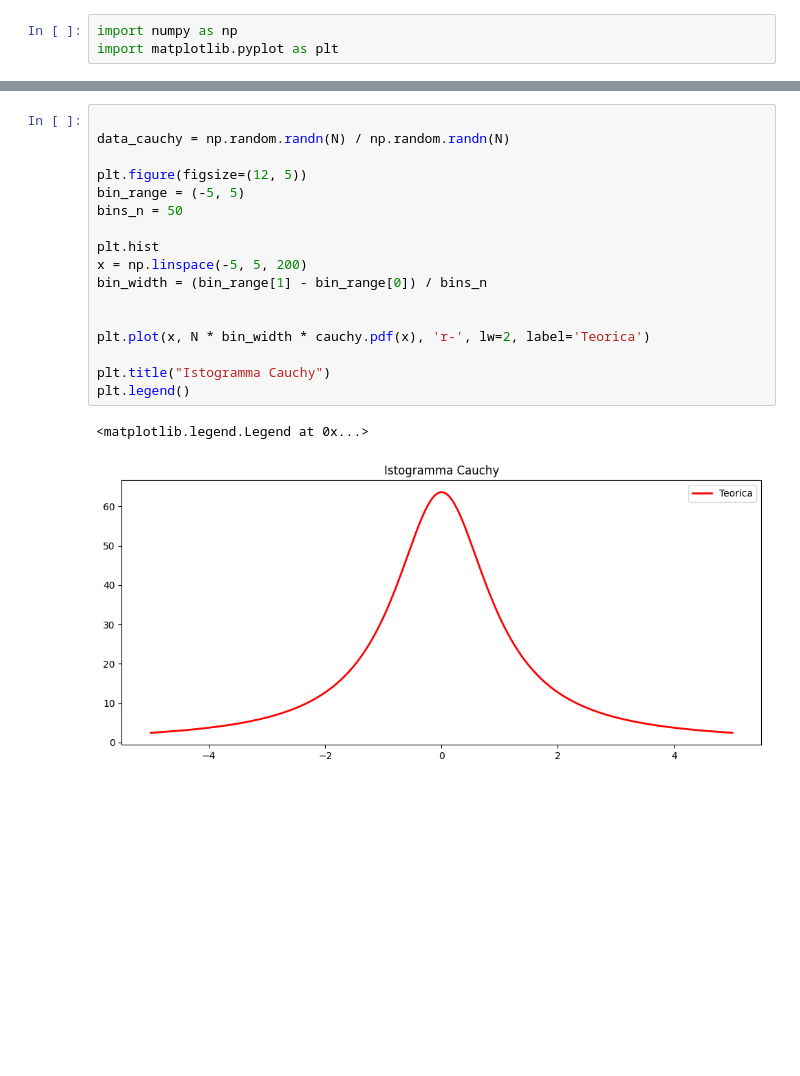
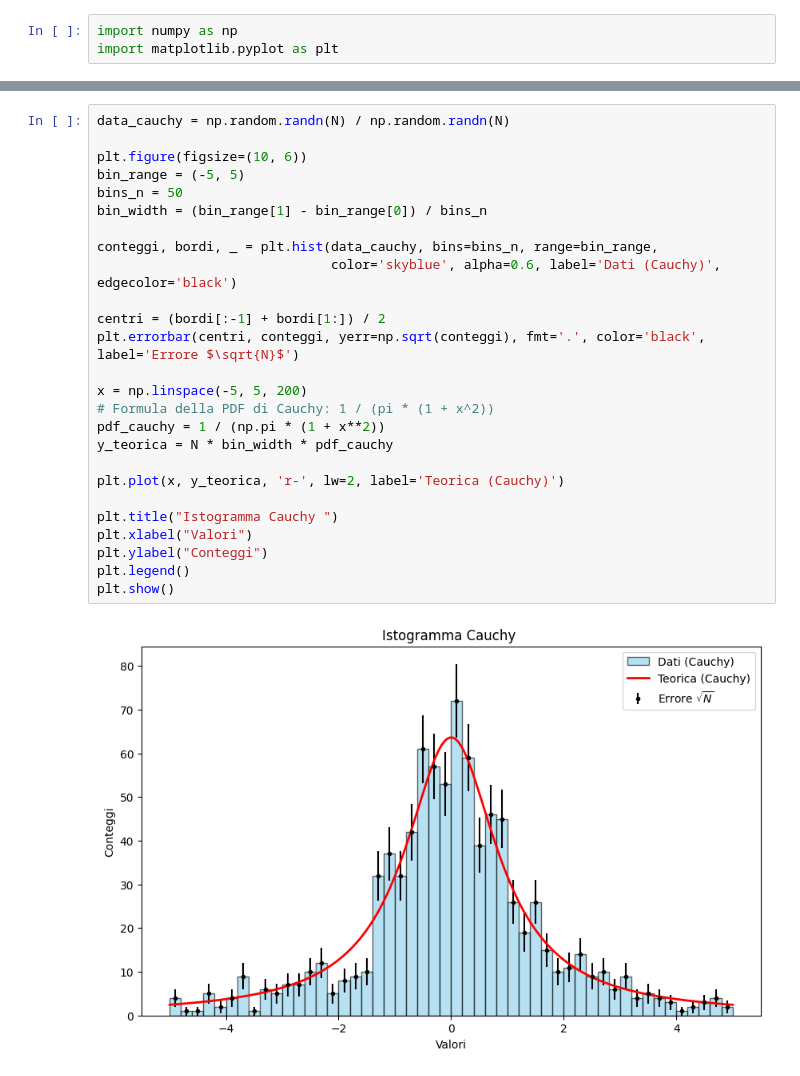
Before and after one commit to Its-mics/Statistica, a Jupyter notebook: laboratorio/Esercitazioni/File_Esercitazioni.ipynb, the cells around one changed output, grey strips where cells are left out. Saved outputs shown, nothing was run; the diff lists cells and outputs as text; blank space fills up the shorter version.

```diff
--- a/laboratorio/Esercitazioni/File_Esercitazioni.ipynb
+++ b/laboratorio/Esercitazioni/File_Esercitazioni.ipynb
@@ -219,20 +221,28 @@ plt.axhline(tau, color='red', linestyle='--', label='Valore atteso')
 # %%
-
 data_cauchy = np.random.randn(N) / np.random.randn(N)
 
-plt.figure(figsize=(12, 5))
+plt.figure(figsize=(10, 6))
 bin_range = (-5, 5)
 bins_n = 50
-
-plt.hist
-x = np.linspace(-5, 5, 200)
 bin_width = (bin_range[1] - bin_range[0]) / bins_n
 
+conteggi, bordi, _ = plt.hist(data_cauchy, bins=bins_n, range=bin_range,
+                              color='skyblue', alpha=0.6, label='Dati (Cauchy)', edgecolor='black')
 
-plt.plot(x, N * bin_width * cauchy.pdf(x), 'r-', lw=2, label='Teorica')
+centri = (bordi[:-1] + bordi[1:]) / 2
+plt.errorbar(centri, conteggi, yerr=np.sqrt(conteggi), fmt='.', color='black', label='Errore $\sqrt{N}$')
 
-plt.title("Istogramma Cauchy")
+x = np.linspace(-5, 5, 200)
+# Formula della PDF di Cauchy: 1 / (pi * (1 + x^2))
+pdf_cauchy = 1 / (np.pi * (1 + x**2))
+y_teorica = N * bin_width * pdf_cauchy
+
+plt.plot(x, y_teorica, 'r-', lw=2, label='Teorica (Cauchy)')
+
+plt.title("Istogramma Cauchy ")
+plt.xlabel("Valori")
+plt.ylabel("Conteggi")
 plt.legend()
+plt.show()
 # %% [output]
-<matplotlib.legend.Legend at 0x...>
-[figure, old version]
+[figure, new version]
```
Also changed, not shown: parts of 10 cells of this notebook.
